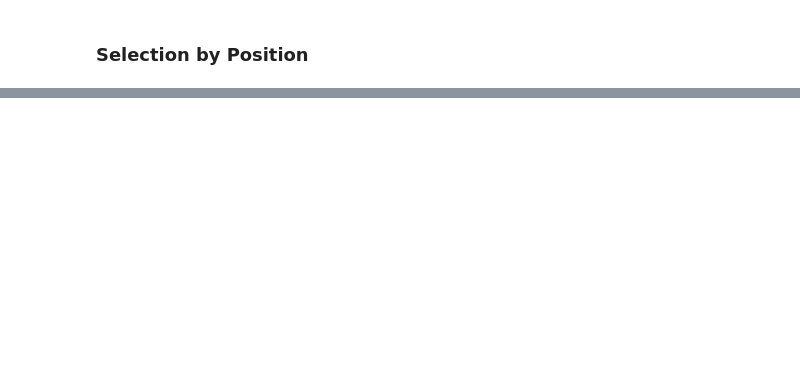
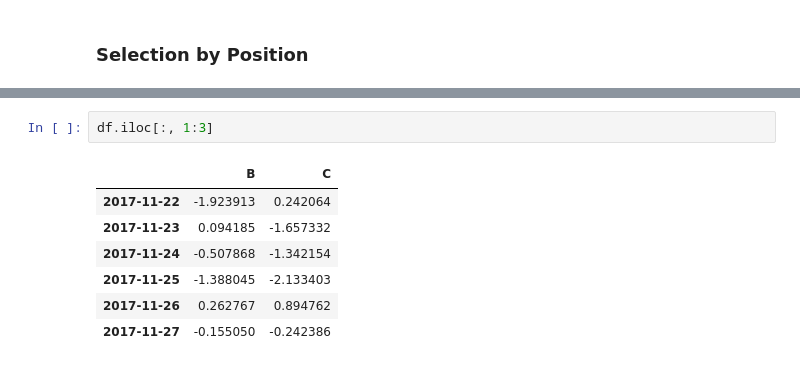
Before and after one commit to corazzon/TIL, a Jupyter notebook: pandas_exercises/10minmutes_to_pandas.ipynb, the cells around one changed output, grey strips where cells are left out. Cells and saved outputs as stored; diff of their text form; blank space fills up the shorter version.

```diff
--- a/pandas_exercises/10minmutes_to_pandas.ipynb
+++ b/pandas_exercises/10minmutes_to_pandas.ipynb
@@ -233,0 +255,10 @@ df.at[dates[0],'A']
+# %%
+df.iloc[:, 1:3]
+# %% [output]
+|  | B | C |
+| 2017-11-22 | -1.923913 | 0.242064 |
+| 2017-11-23 | 0.094185 | -1.657332 |
+| 2017-11-24 | -0.507868 | -1.342154 |
+| 2017-11-25 | -1.388045 | -2.133403 |
+| 2017-11-26 | 0.262767 | 0.894762 |
+| 2017-11-27 | -0.155050 | -0.242386 |
```
Also changed, not shown: parts of 31 cells of this notebook.
